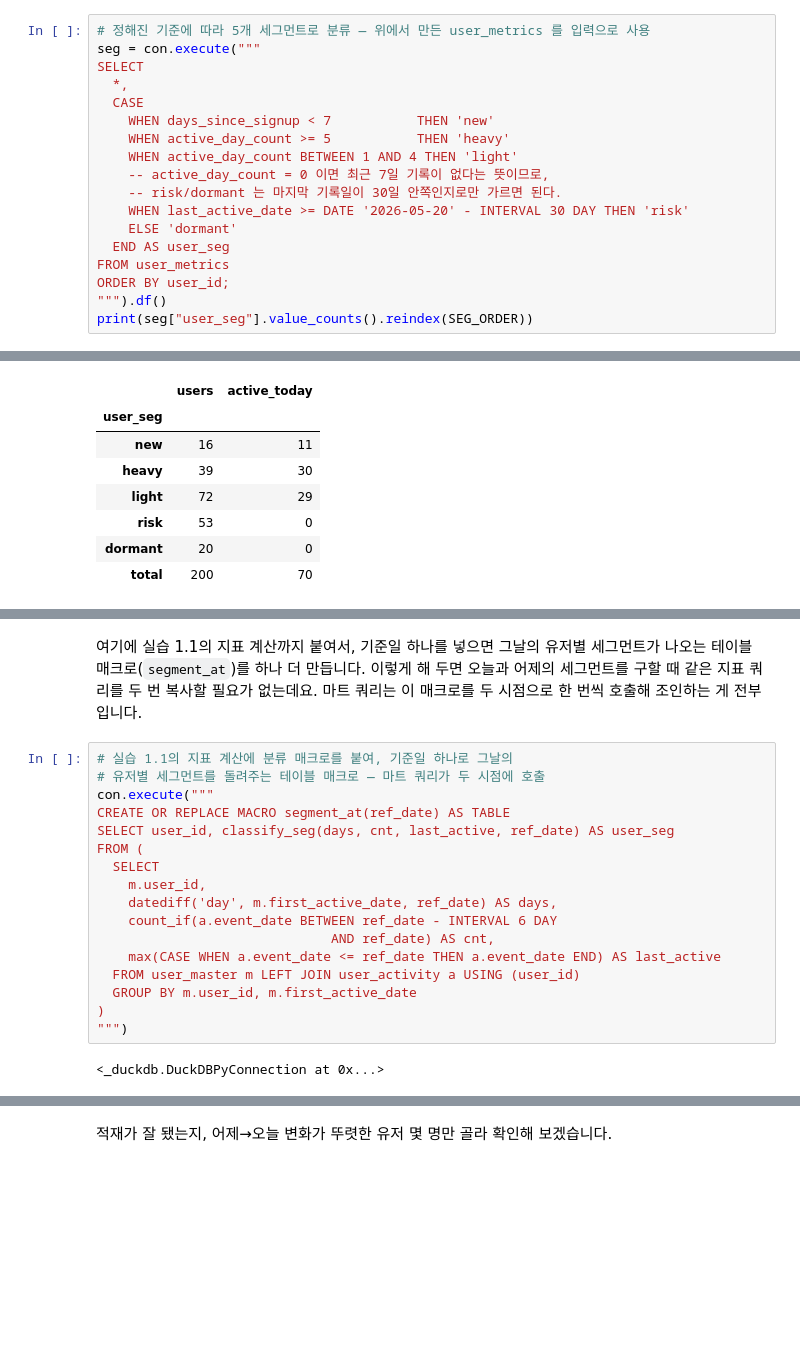
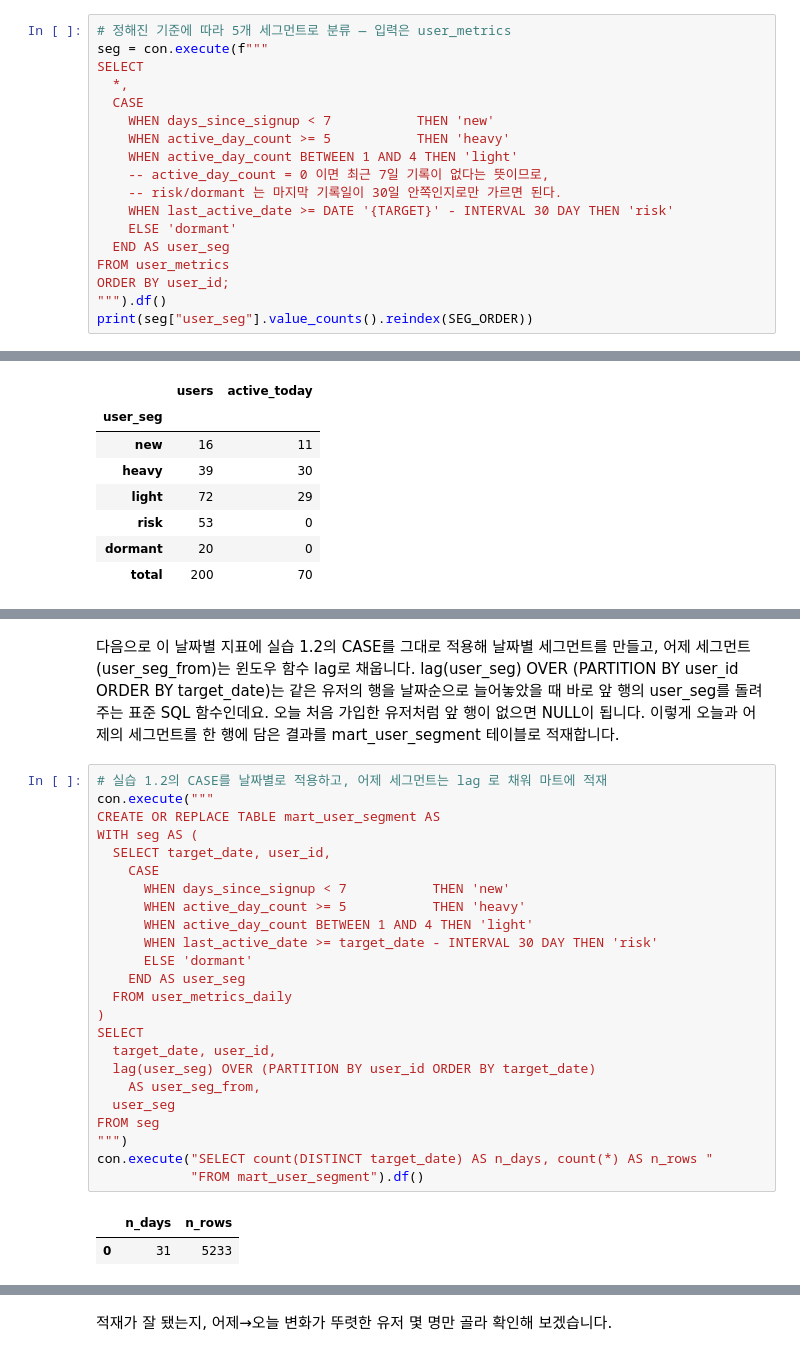
Before and after one commit to duilee/data_analysis_101, a Jupyter notebook: 01_DAU_차트를_봐서는_DAU를_올릴_수_없다/dau_segment.ipynb, the cells around one changed output, grey strips where cells are left out. Drawn from its saved outputs; the diff is of its cells as text; blank space fills up the shorter version.

```diff
--- a/01_DAU_차트를_봐서는_DAU를_올릴_수_없다/dau_segment.ipynb
+++ b/01_DAU_차트를_봐서는_DAU를_올릴_수_없다/dau_segment.ipynb
@@ -154,8 +154,8 @@ con.execute("SELECT * FROM user_metrics ORDER BY user_id").df().head()
 > 최근 7일 기록이 없다는 뜻이라, ‘마지막 기록이 7일 이전인지’를 따로 검사할 필요가 없기
 > 때문입니다.
 # %%
-# 정해진 기준에 따라 5개 세그먼트로 분류 — 위에서 만든 user_metrics 를 입력으로 사용
-seg = con.execute("""
+# 정해진 기준에 따라 5개 세그먼트로 분류 — 입력은 user_metrics
+seg = con.execute(f"""
 SELECT
   *,
   CASE
@@ -164,7 +164,7 @@ SELECT
     WHEN active_day_count BETWEEN 1 AND 4 THEN 'light'
     -- active_day_count = 0 이면 최근 7일 기록이 없다는 뜻이므로,
     -- risk/dormant 는 마지막 기록일이 30일 안쪽인지로만 가르면 된다.
-    WHEN last_active_date >= DATE '2026-05-20' - INTERVAL 30 DAY THEN 'risk'
+    WHEN last_active_date >= DATE '{TARGET}' - INTERVAL 30 DAY THEN 'risk'
     ELSE 'dormant'
   END AS user_seg
 FROM user_metrics
@@ -259,24 +255,32 @@ CREATE OR REPLACE MACRO classify_seg(days, cnt, last_active, ref_date) AS
 # %% [output]
 <_duckdb.DuckDBPyConnection at 0x...>
 # %% [markdown]
-여기에 실습 1.1의 지표 계산까지 붙여서, 기준일 하나를 넣으면 그날의 유저별 세그먼트가 나오는 테이블 매크로(`segment_at`)를 하나 더 만듭니다. 이렇게 해 두면 오늘과 어제의 세그먼트를 구할 때 같은 지표 쿼리를 두 번 복사할 필요가 없는데요. 마트 쿼리는 이 매크로를 두 시점으로 한 번씩 호출해 조인하는 게 전부입니다.
+다음으로 이 날짜별 지표에 실습 1.2의 CASE를 그대로 적용해 날짜별 세그먼트를 만들고, 어제 세그먼트(user_seg_from)는 윈도우 함수 lag로 채웁니다. lag(user_seg) OVER (PARTITION BY user_id ORDER BY target_date)는 같은 유저의 행을 날짜순으로 늘어놓았을 때 바로 앞 행의 user_seg를 돌려주는 표준 SQL 함수인데요. 오늘 처음 가입한 유저처럼 앞 행이 없으면 NULL이 됩니다. 이렇게 오늘과 어제의 세그먼트를 한 행에 담은 결과를 mart_user_segment 테이블로 적재합니다.
 # %%
-# 실습 1.1의 지표 계산에 분류 매크로를 붙여, 기준일 하나로 그날의
-# 유저별 세그먼트를 돌려주는 테이블 매크로 — 마트 쿼리가 두 시점에 호출
+# 실습 1.2의 CASE를 날짜별로 적용하고, 어제 세그먼트는 lag 로 채워 마트에 적재
 con.execute("""
-CREATE OR REPLACE MACRO segment_at(ref_date) AS TABLE
-SELECT user_id, classify_seg(days, cnt, last_active, ref_date) AS user_seg
-FROM (
-  SELECT
-    m.user_id,
-    datediff('day', m.first_active_date, ref_date) AS days,
-    count_if(a.event_date BETWEEN ref_date - INTERVAL 6 DAY
-                              AND ref_date) AS cnt,
-    max(CASE WHEN a.event_date <= ref_date THEN a.event_date END) AS last_active
-  FROM user_master m LEFT JOIN user_activity a USING (user_id)
-  GROUP BY m.user_id, m.first_active_date
+CREATE OR REPLACE TABLE mart_user_segment AS
+WITH seg AS (
+  SELECT target_date, user_id,
+    CASE
+      WHEN days_since_signup < 7           THEN 'new'
+      WHEN active_day_count >= 5           THEN 'heavy'
+      WHEN active_day_count BETWEEN 1 AND 4 THEN 'light'
+      WHEN last_active_date >= target_date - INTERVAL 30 DAY THEN 'risk'
+      ELSE 'dormant'
+    END AS user_seg
+  FROM user_metrics_daily
 )
+SELECT
+  target_date, user_id,
+  lag(user_seg) OVER (PARTITION BY user_id ORDER BY target_date)
+    AS user_seg_from,
+  user_seg
+FROM seg
 """)
+con.execute("SELECT count(DISTINCT target_date) AS n_days, count(*) AS n_rows "
+            "FROM mart_user_segment").df()
 # %% [output]
-<_duckdb.DuckDBPyConnection at 0x...>
+|  | n_days | n_rows |
+| 0 | 31 | 5233 |
 # %% [markdown]
```
Also changed, not shown: parts of 23 cells of this notebook, 9 other files.
